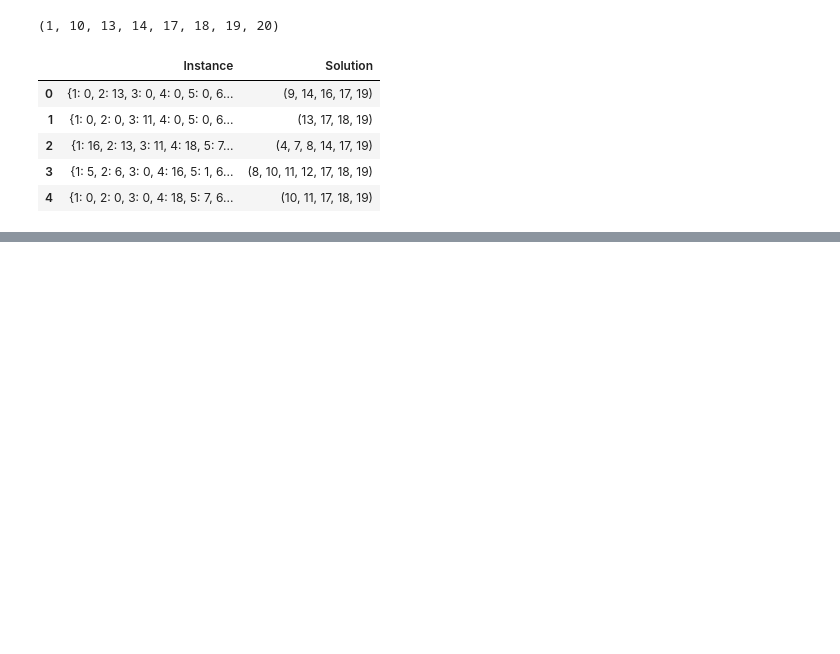
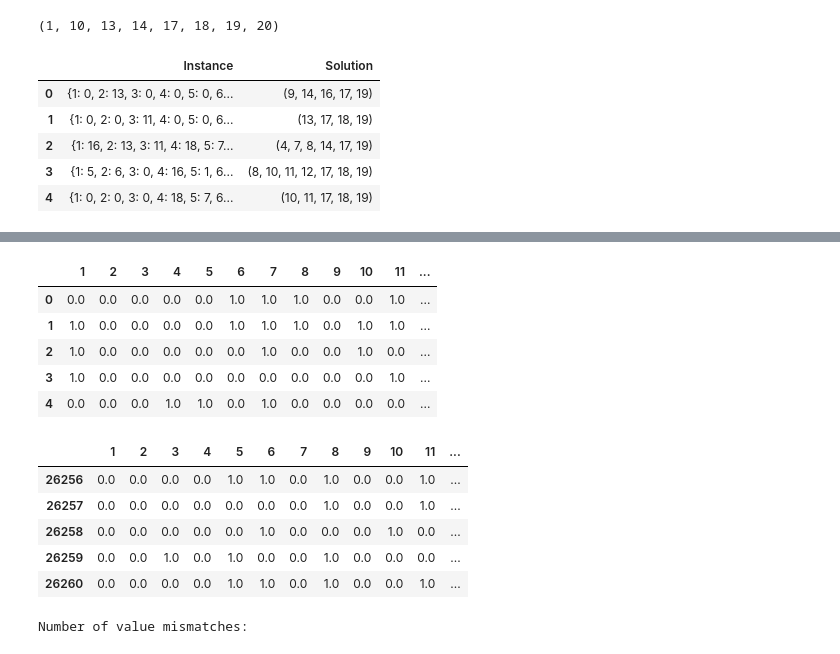
Before and after one commit to tantuwaySourabh/rf-tag2tag-communication, a Jupyter notebook: Project-Copy1.ipynb, the cells around one changed output, grey strips where cells are left out. Saved outputs shown, nothing was run; the diff lists cells and outputs as text; code cells hidden in the pictures; blank space fills up the shorter version.

```diff
--- a/Project-Copy1.ipynb
+++ b/Project-Copy1.ipynb
@@ -398,0 +436,51 @@ display(data)
+# %%
+pred = pd.read_csv('/Users/rob/Desktop/Semester data/Sem 4 S23/CS6340 Prof Haas/Volunteer Project/y_pred.csv', header = None)
+# %%
+new_labels = ['1' ,'2' ,'3' ,'4' ,'5' ,'6' ,'7' ,'8' ,'9' ,'10' ,'11' ,'12' ,'13' ,'14' ,'15' ,'16' ,'17' ,'18' ,'19' ,'20'  ]
+pred.columns = new_labels
+# %%
+display(pred.head())
+display(pred.tail())
+# %% [output]
+|  | 1 | 2 | 3 | 4 | 5 | 6 | 7 | 8 | 9 | 10 | 11 | ... |
+| 0 | 0.0 | 0.0 | 0.0 | 0.0 | 0.0 | 1.0 | 1.0 | 1.0 | 0.0 | 0.0 | 1.0 | ... |
+| 1 | 1.0 | 0.0 | 0.0 | 0.0 | 0.0 | 1.0 | 1.0 | 1.0 | 0.0 | 1.0 | 1.0 | ... |
+| 2 | 1.0 | 0.0 | 0.0 | 0.0 | 0.0 | 0.0 | 1.0 | 0.0 | 0.0 | 1.0 | 0.0 | ... |
+| 3 | 1.0 | 0.0 | 0.0 | 0.0 | 0.0 | 0.0 | 0.0 | 0.0 | 0.0 | 0.0 | 1.0 | ... |
+| 4 | 0.0 | 0.0 | 0.0 | 1.0 | 1.0 | 0.0 | 1.0 | 0.0 | 0.0 | 0.0 | 0.0 | ... |
+|  | 1 | 2 | 3 | 4 | 5 | 6 | 7 | 8 | 9 | 10 | 11 | ... |
+| 26256 | 0.0 | 0.0 | 0.0 | 0.0 | 1.0 | 1.0 | 0.0 | 1.0 | 0.0 | 0.0 | 1.0 | ... |
+| 26257 | 0.0 | 0.0 | 0.0 | 0.0 | 0.0 | 0.0 | 0.0 | 1.0 | 0.0 | 0.0 | 1.0 | ... |
+| 26258 | 0.0 | 0.0 | 0.0 | 0.0 | 0.0 | 1.0 | 0.0 | 0.0 | 0.0 | 1.0 | 0.0 | ... |
+| 26259 | 0.0 | 0.0 | 1.0 | 0.0 | 1.0 | 0.0 | 0.0 | 1.0 | 0.0 | 0.0 | 0.0 | ... |
+| 26260 | 0.0 | 0.0 | 0.0 | 0.0 | 1.0 | 1.0 | 0.0 | 1.0 | 0.0 | 0.0 | 1.0 | ... |
+# %%
+import pandas as pd
+
+# Assuming 'test' and 'pred' are the two dataframes to compare
+
+# Initialize counter for value mismatches
+mismatch_counter = 0
+count_arr = [0 for _ in range(26270)]
+# Iterate over each pair of rows
+i = 0
+
+for row_test, row_pred in zip(test.iterrows(), pred.iterrows()):
+    # Extract the row data as Series
+    _, data_test = row_test
+    _, data_pred = row_pred
+
+    #count_arr[i] = 0
+    # Compare each value of the row pair
+    for value_test, value_pred in zip(data_test, data_pred):
+        if value_test != value_pred:
+            #mismatch_counter += 1
+            count_arr[i] += 1
+            #break
+
+    i += 1
+
+# Print the number of value mismatches
+print("Number of value mismatches:")
+# %% [output]
+Number of value mismatches:
```
Also changed, not shown: parts of 10 cells of this notebook, 15 other files.
